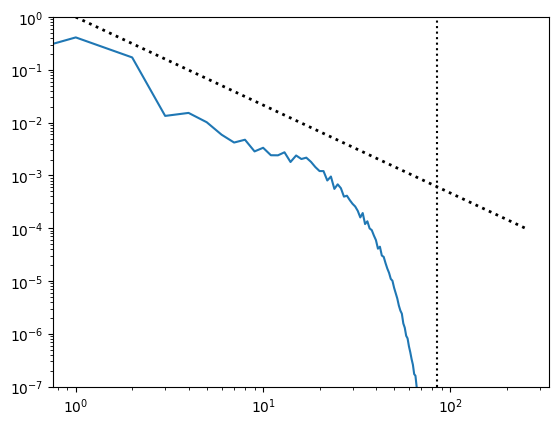
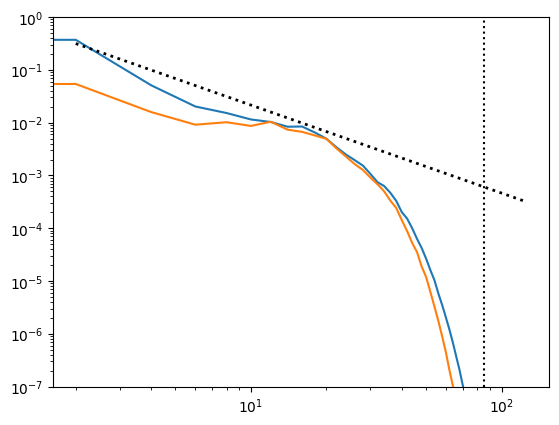
The change to this notebook cell's code, shown as a diff; its figure went from the first image to the second:
--- before
+++ after
@@ -2,8 +2,9 @@
 isnap=8
 snap=sn.load_snapshot(isnap,mngr,params)
-k=jnp.array(range(params.n))
+k=jnp.array(range(0,params.nx//2,2)) # bin_factor in the spec routine is set to 2 by default
 su,sb=diag.spec(snap,kgrid,params)
 plt.loglog(k,sb)
+plt.loglog(k,su)
 plt.ylim(1e-7,1)
 plt.loglog(k,k**(-5.0/3.0),'k:',linewidth=2)
-plt.loglog([params.n//3,params.n//3],[1e-7,1],'k:')
+plt.loglog([params.nx//3,params.nx//3],[1e-7,1],'k:')

Commit: Finished adding support for differing nx,ny,Lx,Ly